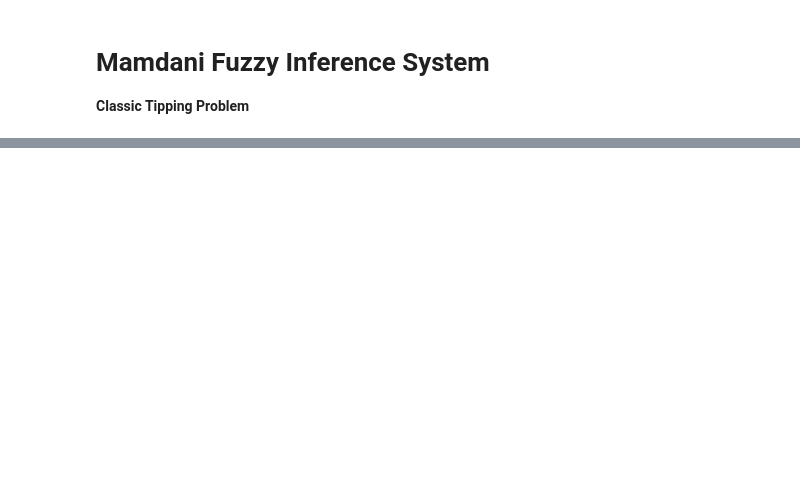
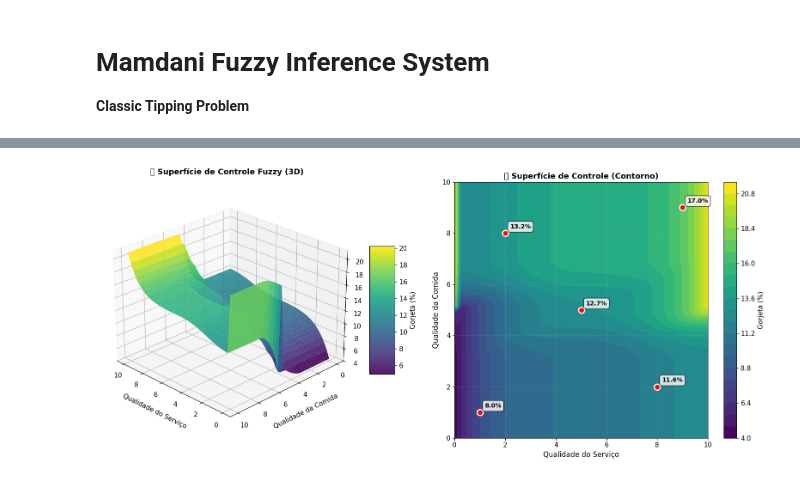
Before and after one commit to 1moi6/pyfuzzy-toolbox, a Jupyter notebook: notebooks_colab/02_inference/01_mamdani_tipping.ipynb, the cells around one changed output, grey strips where cells are left out. Cells and saved outputs as stored; diff of their text form; code cells hidden in the pictures; blank space fills up the shorter version.

```diff
--- a/notebooks_colab/02_inference/01_mamdani_tipping.ipynb
+++ b/notebooks_colab/02_inference/01_mamdani_tipping.ipynb
@@ -122,13 +267,0 @@ plt.show()
-# %%
-# Test multiple scenarios
-scenarios = [
-    (2, 3, 'Poor service, bad food'),
-    (5, 5, 'Average everything'),
-    (8, 9, 'Great experience'),
-    (3, 9, 'Poor service, great food'),
-    (9, 3, 'Great service, bad food')
-]
-
-for s, f, desc in scenarios:
-    result = fis.evaluate(service=s, food=f)
-    print(f"{desc:30s} → Tip: {result['tip']:5.2f}%")
@@ -134,0 +380,73 @@ for s, f, desc in scenarios:
+# %%
+# ============================================================================
+# Criar Superfície de Controle 3D
+# ============================================================================
+
+print("🔄 Calculando superfície de controle... (isso pode levar alguns segundos)")
+
+# Criar grid de valores
+servico_range = np.linspace(0, 10, 40)
+comida_range = np.linspace(0, 10, 40)
+SERVICO, COMIDA = np.meshgrid(servico_range, comida_range)
+
+# Calcular gorjeta para cada ponto
+GORJETA = np.zeros_like(SERVICO)
+for i in range(SERVICO.shape[0]):
+    for j in range(SERVICO.shape[1]):
+        try:
+            resultado = sistema.evaluate({
+                'servico': SERVICO[i, j],
+                'comida': COMIDA[i, j]
+            })
+            GORJETA[i, j] = resultado['gorjeta']
+        except:
+            GORJETA[i, j] = np.nan
+
+# Criar figura com dois subplots
+fig = plt.figure(figsize=(16, 7))
+
+# ============================================================================
+# Subplot 1: Superfície 3D
+# ============================================================================
+ax1 = fig.add_subplot(121, projection='3d')
+surf = ax1.plot_surface(SERVICO, COMIDA, GORJETA, cmap='viridis',
+                        alpha=0.9, edgecolor='none', antialiased=True)
+ax1.set_xlabel('Qualidade do Serviço', fontsize=11, labelpad=10)
+ax1.set_ylabel('Qualidade da Comida', fontsize=11, labelpad=10)
+ax1.set_zlabel('Gorjeta (%)', fontsize=11, labelpad=10)
+ax1.set_title('🌐 Superfície de Controle Fuzzy (3D)', fontsize=13, fontweight='bold', pad=15)
+ax1.view_init(elev=25, azim=135)
+fig.colorbar(surf, ax=ax1, shrink=0.5, aspect=5, label='Gorjeta (%)')
+
+# ============================================================================
+# Subplot 2: Mapa de Contorno
+# ============================================================================
+ax2 = fig.add_subplot(122)
+contour = ax2.contourf(SERVICO, COMIDA, GORJETA, levels=20, cmap='viridis')
+ax2.set_xlabel('Qualidade do Serviço', fontsize=12)
+ax2.set_ylabel('Qualidade da Comida', fontsize=12)
+ax2.set_title('🗺️ Superfície de Controle (Contorno)', fontsize=13, fontweight='bold')
+fig.colorbar(contour, ax=ax2, label='Gorjeta (%)')
+ax2.grid(True, alpha=0.3, linestyle='--')
+
+# Adicionar alguns pontos de exemplo
+exemplos = [(2, 8), (8, 2), (5, 5), (9, 9), (1, 1)]
+for s, c in exemplos:
+    resultado = sistema.evaluate({'servico': s, 'comida': c})
+    gorj = resultado['gorjeta']
+    ax2.plot(s, c, 'ro', markersize=10, markeredgecolor='white', markeredgewidth=2)
+    ax2.annotate(f'{gorj:.1f}%', (s, c), xytext=(8, 8),
+                textcoords='offset points', fontsize=10, fontweight='bold',
+                bbox=dict(boxstyle='round,pad=0.4', facecolor='white',
+                         edgecolor='black', alpha=0.8))
+
+plt.tight_layout()
+plt.show()
+
+print("\n✅ Superfície de controle gerada!")
+print("\n💡 Análise da superfície:")
+print("   • Cores escuras = gorjeta baixa")
+print("   • Cores claras = gorjeta alta")
+print("   • A transição é suave (característica do fuzzy!)")
+print("   • Pontos vermelhos = exemplos testados anteriormente")
+# %% [output]
@@ -134,0 +454 @@ for s, f, desc in scenarios:
+[figure, added]
```
Also changed, not shown: parts of 28 cells of this notebook, 3 other files.
